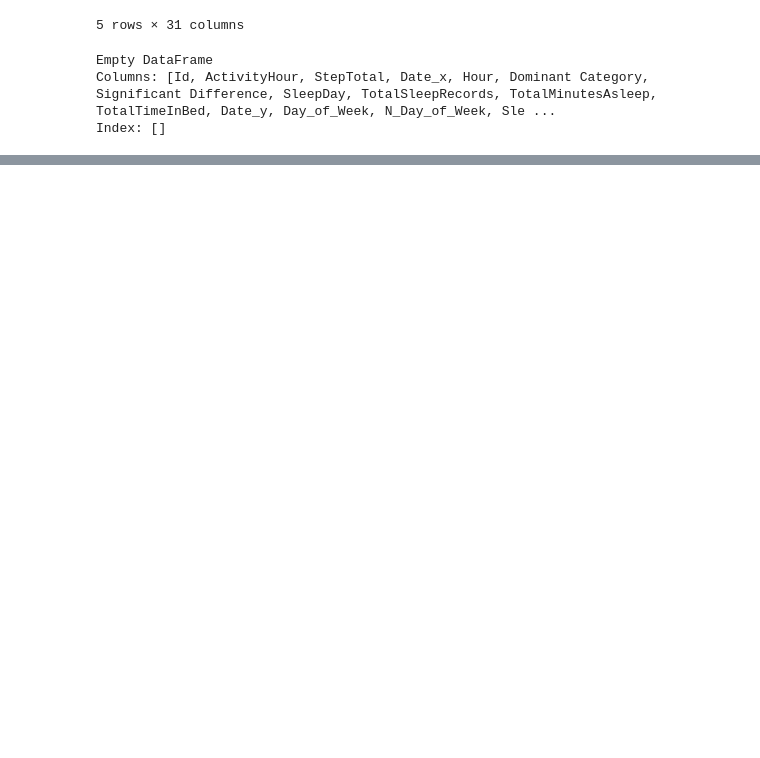
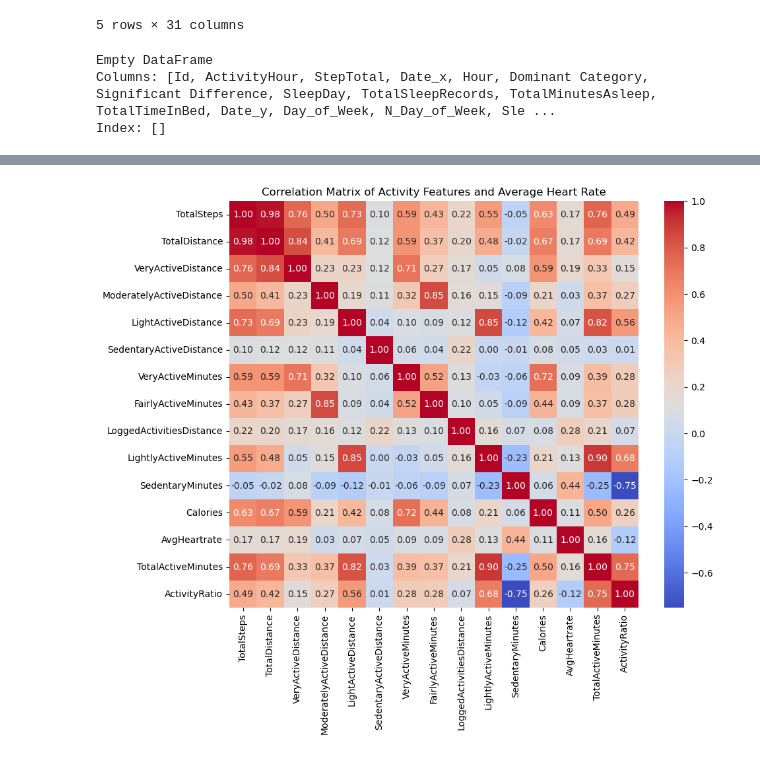
Before and after one commit to Hebbo23/Project-Big-Data---Group-22, a Jupyter notebook: final project code.ipynb, the cells around one changed output, grey strips where cells are left out. Saved outputs shown, nothing was run; the diff lists cells and outputs as text; code cells hidden in the pictures; blank space fills up the shorter version.

```diff
--- a/final project code.ipynb
+++ b/final project code.ipynb
@@ -1195,0 +1536,5 @@ Index: []
+# %%
+features= ['TotalSteps', 'TotalDistance', 'VeryActiveDistance', 'ModeratelyActiveDistance', 'LightActiveDistance', 'SedentaryActiveDistance', 'VeryActiveMinutes', 'FairlyActiveMinutes', 'LoggedActivitiesDistance', 'LightlyActiveMinutes', 'SedentaryMinutes', 'Calories', 'AvgHeartrate', 'TotalActiveMinutes', 'ActivityRatio']
+
+correlation_data = daily_activity_and_heartrate[features]
+correlation_data.head()
@@ -1195,0 +1548,9 @@ Index: []
+# %%
+correlation_matrix = correlation_data.corr()
+
+plt.figure(figsize=(10, 8))
+sns.heatmap(correlation_matrix, annot=True, cmap='coolwarm', fmt='.2f')
+plt.title('Correlation Matrix of Activity Features and Average Heart Rate')
+plt.show()
+# %% [output]
+[figure, added]
```
Also changed, not shown: parts of 64 cells of this notebook.
